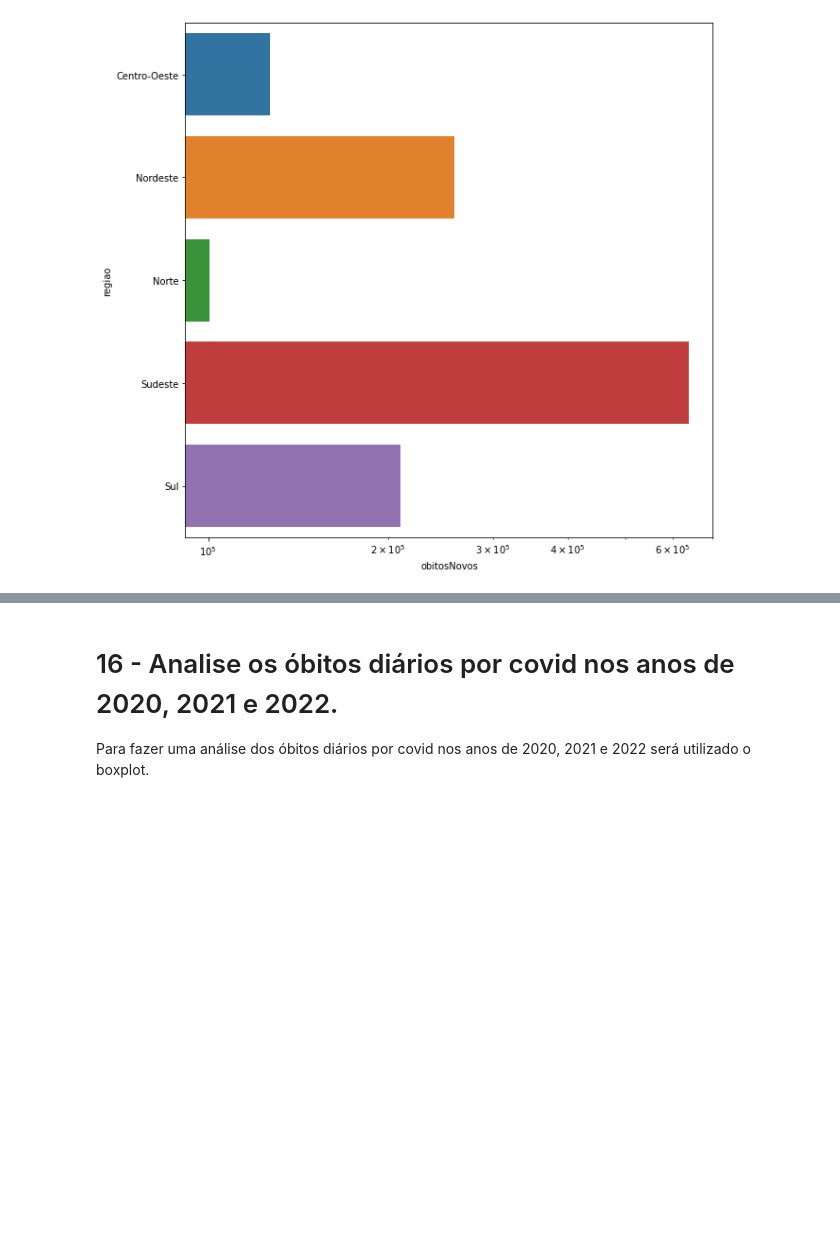
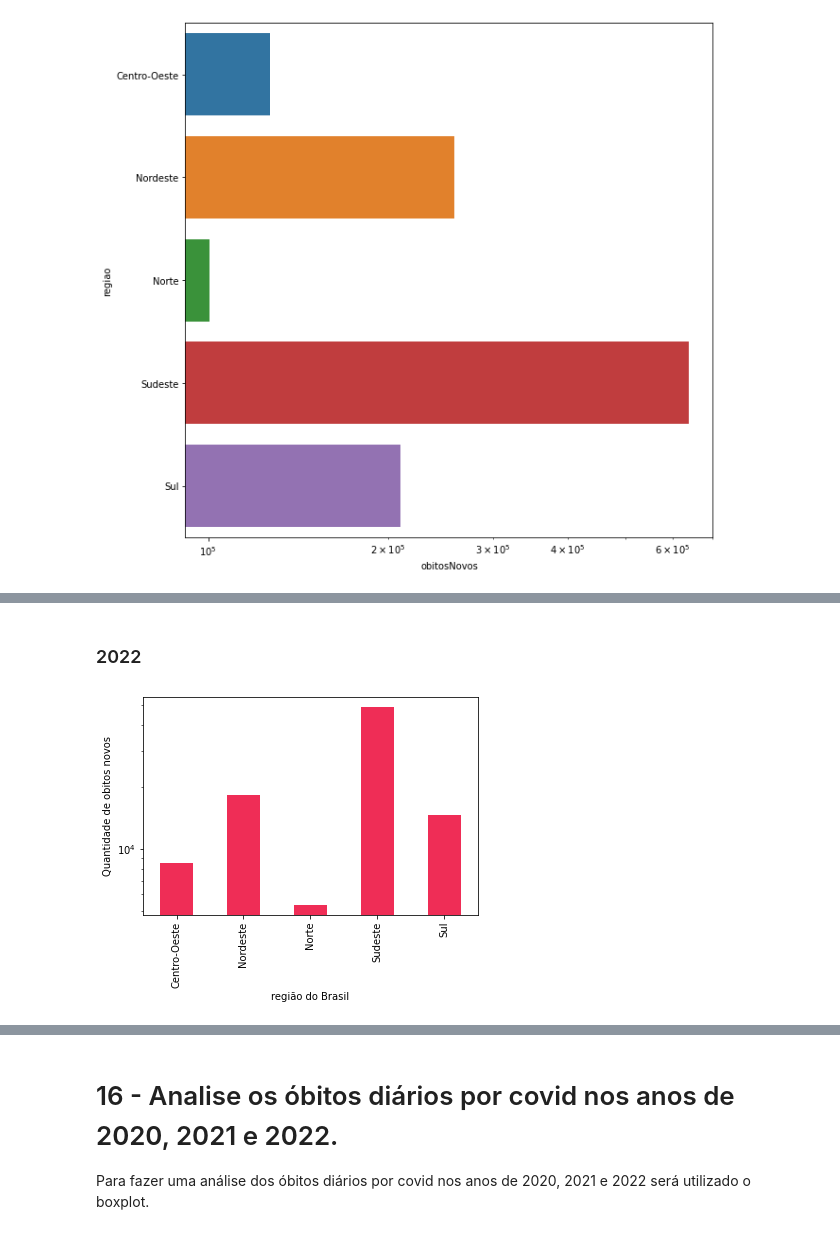
Before and after one commit to GabriellMiranda/TP-Dados-Analise-de-dados-de-covid, a Jupyter notebook: Trabalho_de_Dados.ipynb, the cells around one changed output, grey strips where cells are left out. Cells and saved outputs as stored; diff of their text form; code cells hidden in the pictures; blank space fills up the shorter version.

```diff
--- a/Trabalho_de_Dados.ipynb
+++ b/Trabalho_de_Dados.ipynb
@@ -952,0 +977,11 @@ plt.show()
+# %% [markdown]
+### 2022
+# %%
+group_date = RegioesBrasil2022.groupby("regiao")
+group_date.sum()['obitosNovos'].plot(kind='bar', color='#EF2D56')
+plt.ylabel('Quantidade de obitos novos')
+plt.xlabel('região do Brasil')
+plt.yscale('log')
+plt.show()
+# %% [output]
+[figure, added]
```
Also changed, not shown: parts of 14 cells of this notebook.
